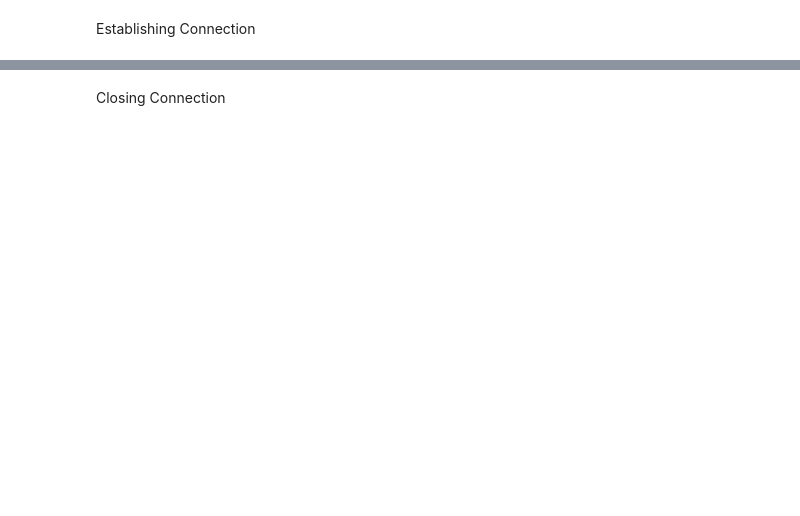
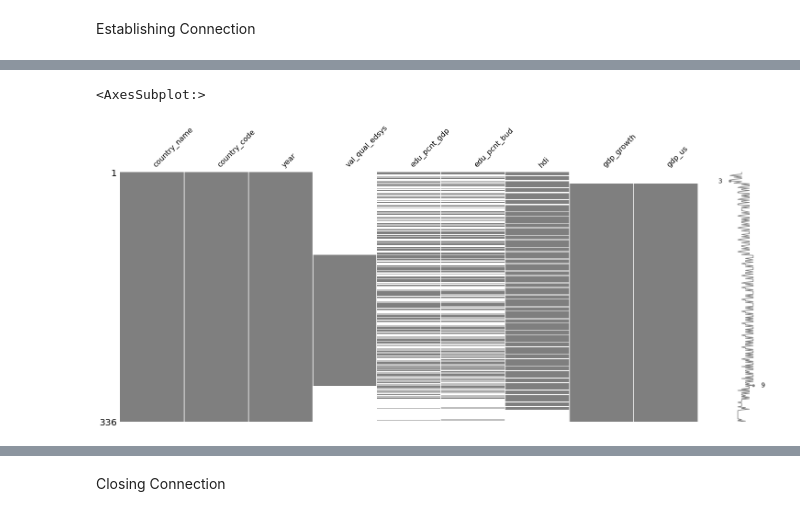
Before and after one commit to IShaalan/BAIT580A---Project-Repo, a Jupyter notebook: analysis.ipynb, the cells around one changed output, grey strips where cells are left out. Drawn from its saved outputs; the diff is of its cells as text; code cells hidden in the pictures; blank space fills up the shorter version.

Commit message:
Loading data from db and showing correlations

```diff
--- a/analysis.ipynb
+++ b/analysis.ipynb
@@ -100,0 +58,18 @@ msno.matrix(df)
+# %%
+cur.execute('''SELECT hc.country_code, hc.country_name, hc.year, val_qual_edsys, val_qual_ed, val_qual_mathsci_edsys, sch_enr_tert,
+            sch_enr_sec, sch_enr_pri, perc_grad_stem, perc_grad_nonstem, edu_pcnt_gdp, edu_pcnt_bud,edu_pcnt_ter_bud,
+            edu_pcnt_gdp_pstudcapita_ter,edu_pcnt_scnd_bud,edu_pcnt_gdp_pstudcapita_scnd,edu_pcnt_prim_bud,
+            edu_pcnt_gdp_pstudcapita_prim,hdi,gdp_growth,gdp_us
+FROM edx.human_capital as hc INNER JOIN edx.education_indicators as ei ON hc.country_code = ei.country_code and hc.year = ei.year
+WHERE hc.year>=2000''')
+edu_indicators = pd.DataFrame(cur.fetchall())
+# %%
+#edu_indicators.columns=['country_name','country_code','year','val_qual_edsys','val_qual_ed','val_qual_mathsci_edsys','perc_grad_stem','perc_grad_nonstem','sch_enr_tert','sch_enr_sec','sch_enr_pri']
+edu_indicators.columns = ['country_name', 'country_code' ,'year', 'val_qual_edsys', 'val_qual_ed', 'val_qual_mathsci_edsys', 'sch_enr_tert','sch_enr_sec',
+                          'sch_enr_pri', 'perc_grad_stem', 'perc_grad_nonstem','edu_pcnt_gdp', 'edu_pcnt_bud',
+                          'edu_pcnt_ter_bud','edu_pcnt_gdp_pstudcapita_ter','edu_pcnt_scnd_bud','edu_pcnt_gdp_pstudcapita_scnd','edu_pcnt_prim_bud','edu_pcnt_gdp_pstudcapita_prim',
+                          'hdi','gdp_growth','gdp_us']
+selected_countries = ['USA', 'UK', 'CAN', 'EGY', 'BRA', 'ARG', 'FRA', 'GER', 'CHN', 'IND', 'ITA', 'JPN', 'KOR', 'FIN', 'AUS', 'SAU','ZAF','NGA']
+
+edu_indicators_selected = edu_indicators[edu_indicators['country_code'].isin(selected_countries)]
+edu_indicators_selected.head()
@@ -101,2 +78,9 @@ msno.matrix(df)
+# %%
+import missingno as msno
+
+msno.matrix(edu_indicators_selected,color='0.5')
+# %% [output]
+<AxesSubplot:>
+[figure, added]
 # %%
 import klib
```
Also changed, not shown: parts of 10 cells of this notebook, 1 other file.
